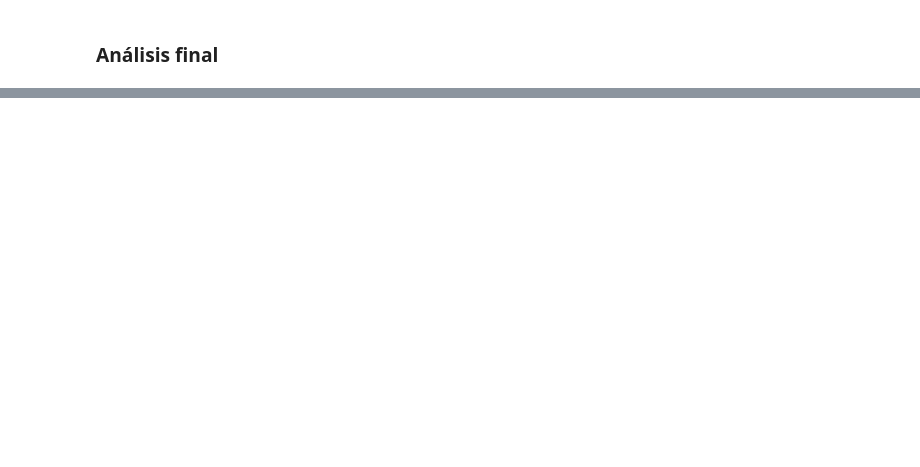
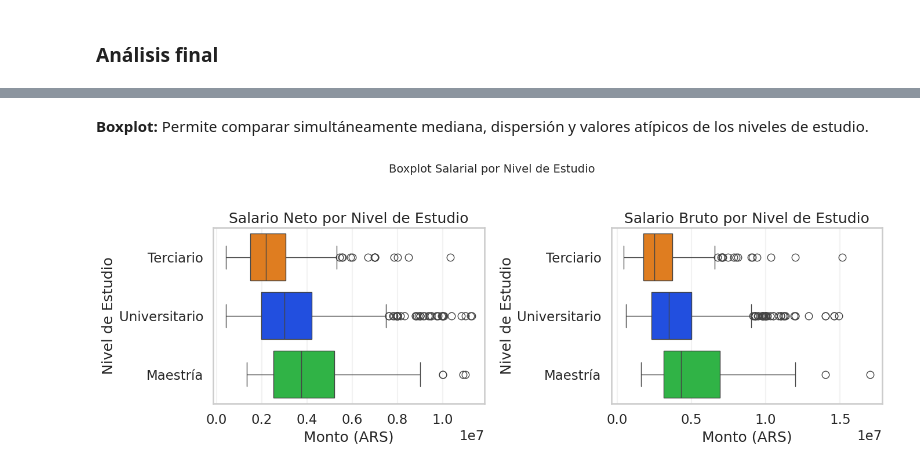
Before and after one commit to sgruyzcki/DiploDatos2026, a Jupyter notebook: Entregable_Parte_1_Grupo_3.ipynb, the cells around one changed output, grey strips where cells are left out. Saved outputs shown, nothing was run; the diff lists cells and outputs as text; code cells hidden in the pictures; blank space fills up the shorter version.

```diff
--- a/Entregable_Parte_1_Grupo_3.ipynb
+++ b/Entregable_Parte_1_Grupo_3.ipynb
@@ -584,0 +772,24 @@ Se observa una mayor dispersión salarial asociada a C++, mientras que Java pose
+# %% [markdown]
+**Boxplot:** Permite comparar simultáneamente mediana, dispersión y valores atípicos de los niveles de estudio.
+# %%
+#Visualización 3
+fig, axes = plt.subplots(1, 2, figsize=(14, 5))
+plt.suptitle('Boxplot Salarial por Nivel de Estudio', fontsize=14, y=1.02)
+
+for i, col in enumerate(['Salario Neto', 'Salario Bruto']):
+    orden = (df_plot.groupby('profile_studies_level')[col].median()
+                    .sort_values(ascending=True).index)
+
+    sns.boxplot(data=df_plot, y='profile_studies_level', x=col,
+                hue='profile_studies_level', legend=False,
+                palette='bright', ax=axes[i], order=orden)
+
+    axes[i].ticklabel_format(style='sci', axis='x', scilimits=(0, 0))
+    axes[i].set_title(f'{col} por Nivel de Estudio')
+    axes[i].set_ylabel('Nivel de Estudio')
+    axes[i].set_xlabel('Monto (ARS)')
+
+plt.tight_layout()
+plt.show()
+# %% [output]
+[figure, added]
```
Also changed, not shown: parts of 53 cells of this notebook.
